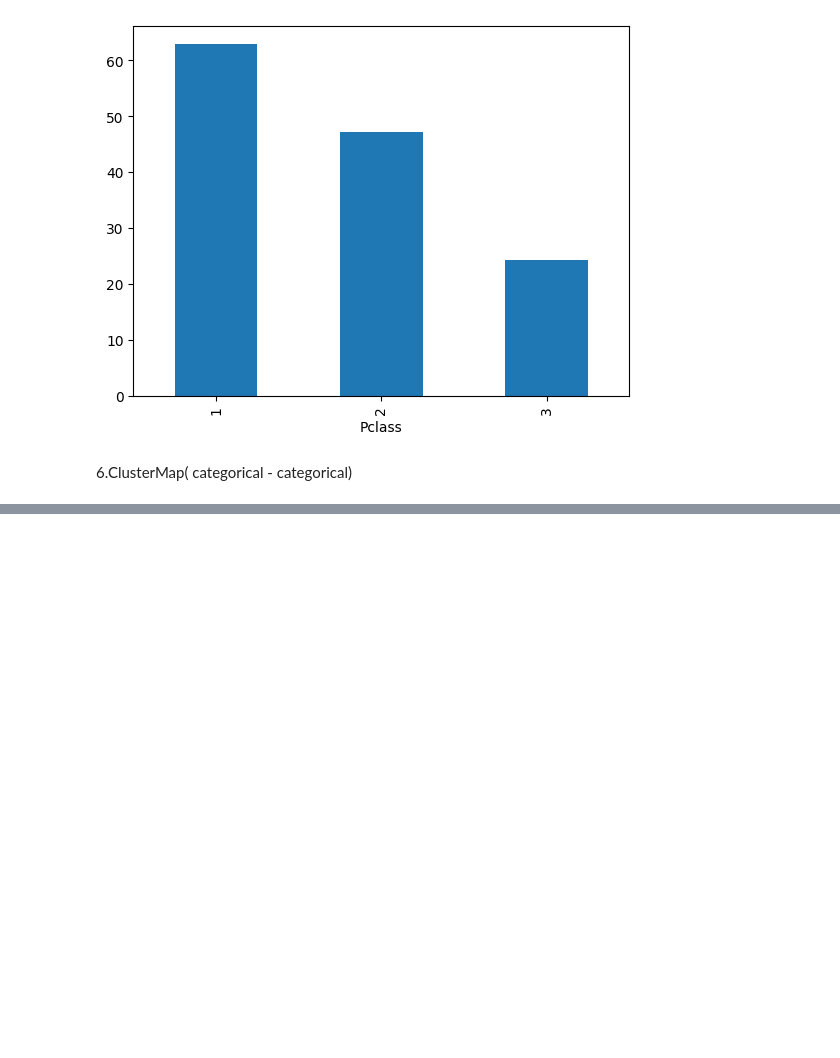
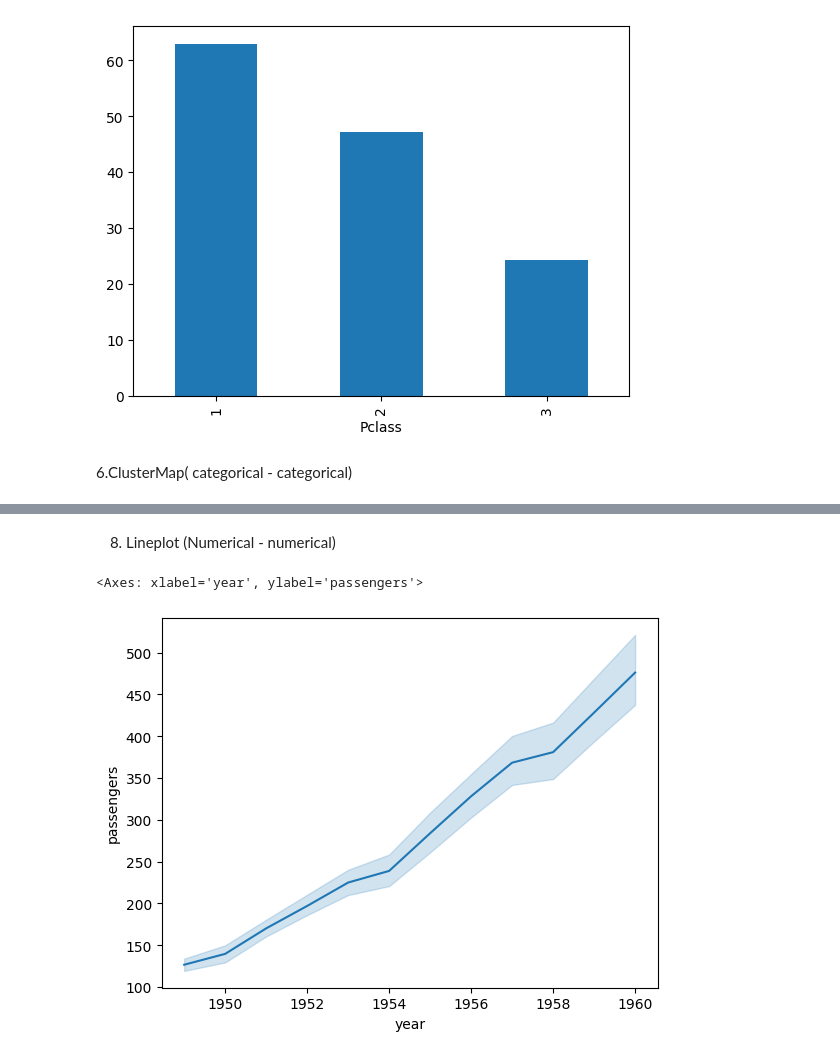
Before and after one commit to NikhilGoral28/machine_learning, a Jupyter notebook: EDA/multivariate_EDA.ipynb, the cells around one changed output, grey strips where cells are left out. Drawn from its saved outputs; the diff is of its cells as text; code cells hidden in the pictures; blank space fills up the shorter version.

```diff
--- a/EDA/multivariate_EDA.ipynb
+++ b/EDA/multivariate_EDA.ipynb
@@ -157,0 +199,8 @@ Name: Survived, dtype: float64
+# %% [markdown]
+8. Lineplot (Numerical - numerical)
+# %%
+#when time based data is there we can use lineplot to visualize the relationship between two continuous variables, where the x-axis represents time and the y-axis represents the value of the variable. It can help identify trends, patterns, and seasonality in the data.
+sns.lineplot(x='year', y='passengers', data=flights)
+# %% [output]
+<Axes: xlabel='year', ylabel='passengers'>
+[figure, added]
```
Also changed, not shown: parts of 10 cells of this notebook.
